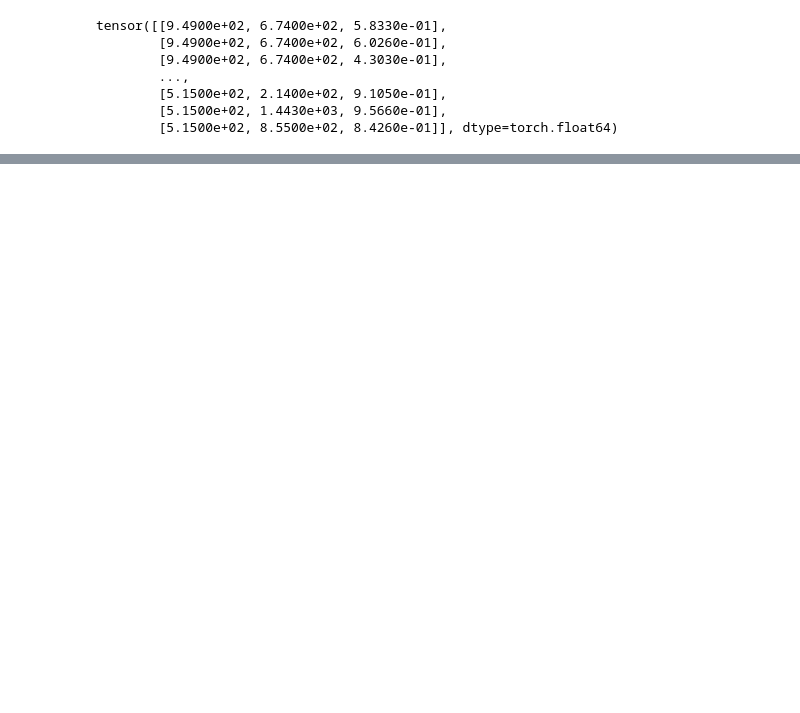
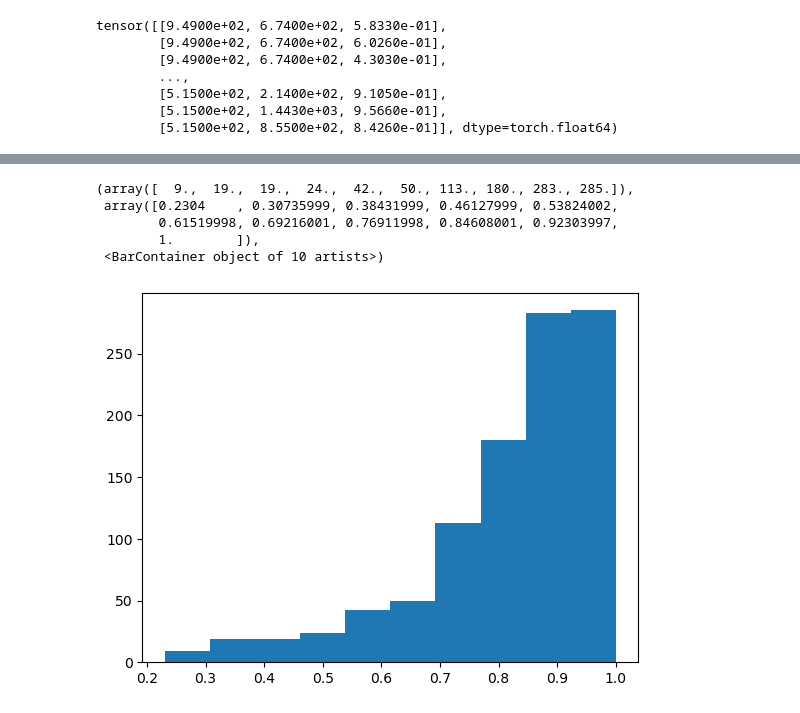
Before and after one commit to TianshuFeng/DrugCell, a Jupyter notebook: DrugCell_GDSC.ipynb, the cells around one changed output, grey strips where cells are left out. Cells and saved outputs as stored; diff of their text form; code cells hidden in the pictures; blank space fills up the shorter version.

```diff
--- a/DrugCell_GDSC.ipynb
+++ b/DrugCell_GDSC.ipynb
@@ -1356,0 +1411,9 @@ for epoch in tepoch:
+# %%
+plt.hist(response)
+# %% [output]
+(array([  9.,  19.,  19.,  24.,  42.,  50., 113., 180., 283., 285.]),
+ array([0.2304    , 0.30735999, 0.38431999, 0.46127999, 0.53824002,
+        0.61519998, 0.69216001, 0.76911998, 0.84608001, 0.92303997,
+        1.        ]),
+ <BarContainer object of 10 artists>)
+[figure, added]
```
Also changed, not shown: parts of 39 cells of this notebook, 1 other file.
